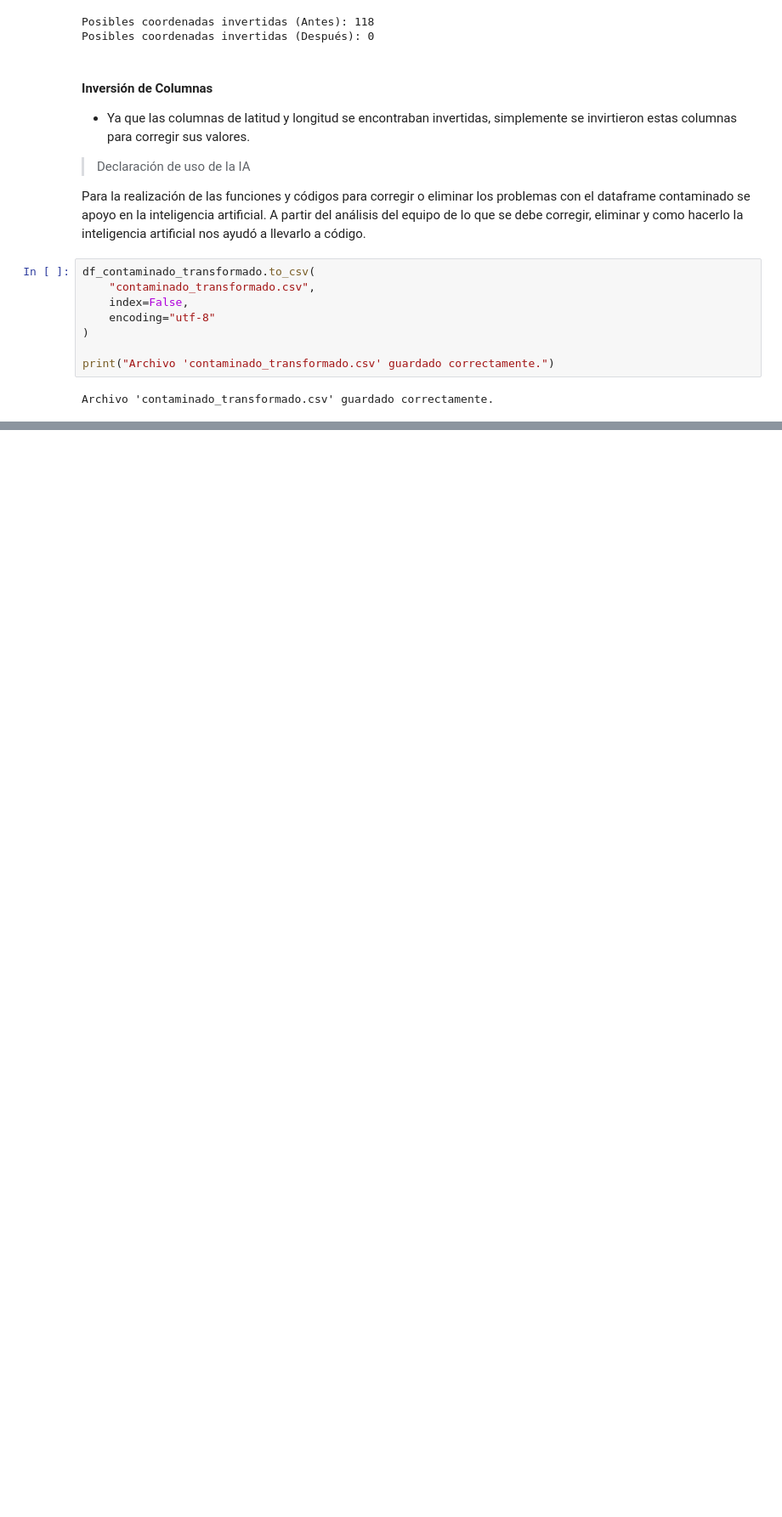
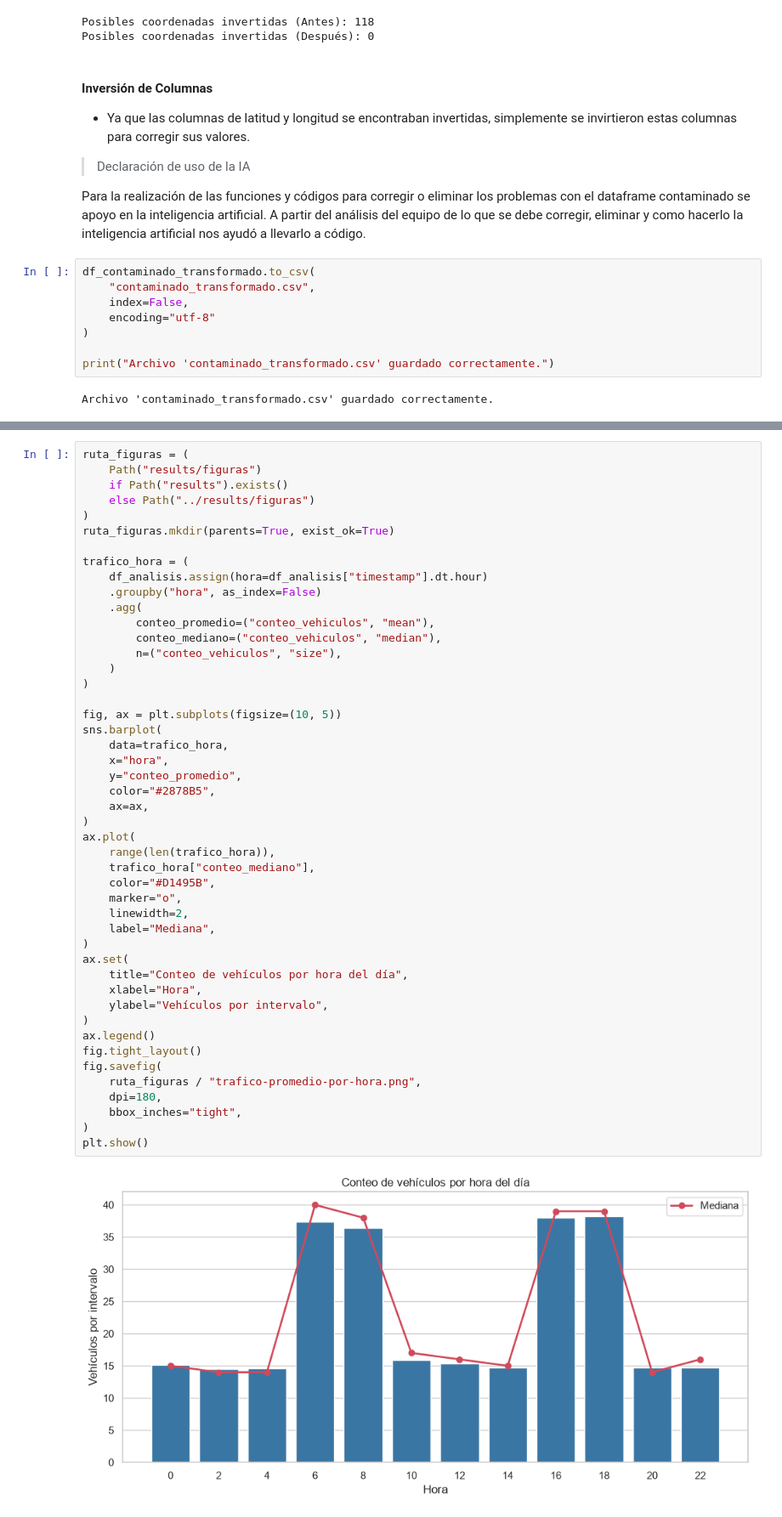
Before and after one commit to JuanFelipeRestrepoBuitrago/DataScience-Fundamentals-Activity1, a Jupyter notebook: notebooks/taller_practico_01_analisis.ipynb, the cells around one changed output, grey strips where cells are left out. Shown at 85% size. Cells and saved outputs as stored; diff of their text form; blank space fills up the shorter version.

```diff
--- a/notebooks/taller_practico_01_analisis.ipynb
+++ b/notebooks/taller_practico_01_analisis.ipynb
@@ -753,0 +925,49 @@ Archivo 'contaminado_transformado.csv' guardado correctamente.
+# %%
+ruta_figuras = (
+    Path("results/figuras")
+    if Path("results").exists()
+    else Path("../results/figuras")
+)
+ruta_figuras.mkdir(parents=True, exist_ok=True)
+
+trafico_hora = (
+    df_analisis.assign(hora=df_analisis["timestamp"].dt.hour)
+    .groupby("hora", as_index=False)
+    .agg(
+        conteo_promedio=("conteo_vehiculos", "mean"),
+        conteo_mediano=("conteo_vehiculos", "median"),
+        n=("conteo_vehiculos", "size"),
+    )
+)
+
+fig, ax = plt.subplots(figsize=(10, 5))
+sns.barplot(
+    data=trafico_hora,
+    x="hora",
+    y="conteo_promedio",
+    color="#2878B5",
+    ax=ax,
+)
+ax.plot(
+    range(len(trafico_hora)),
+    trafico_hora["conteo_mediano"],
+    color="#D1495B",
+    marker="o",
+    linewidth=2,
+    label="Mediana",
+)
+ax.set(
+    title="Conteo de vehículos por hora del día",
+    xlabel="Hora",
+    ylabel="Vehículos por intervalo",
+)
+ax.legend()
+fig.tight_layout()
+fig.savefig(
+    ruta_figuras / "trafico-promedio-por-hora.png",
+    dpi=180,
+    bbox_inches="tight",
+)
+plt.show()
+# %% [output]
+[figure, added]
```
Also changed, not shown: parts of 17 cells of this notebook, 3 other files.
